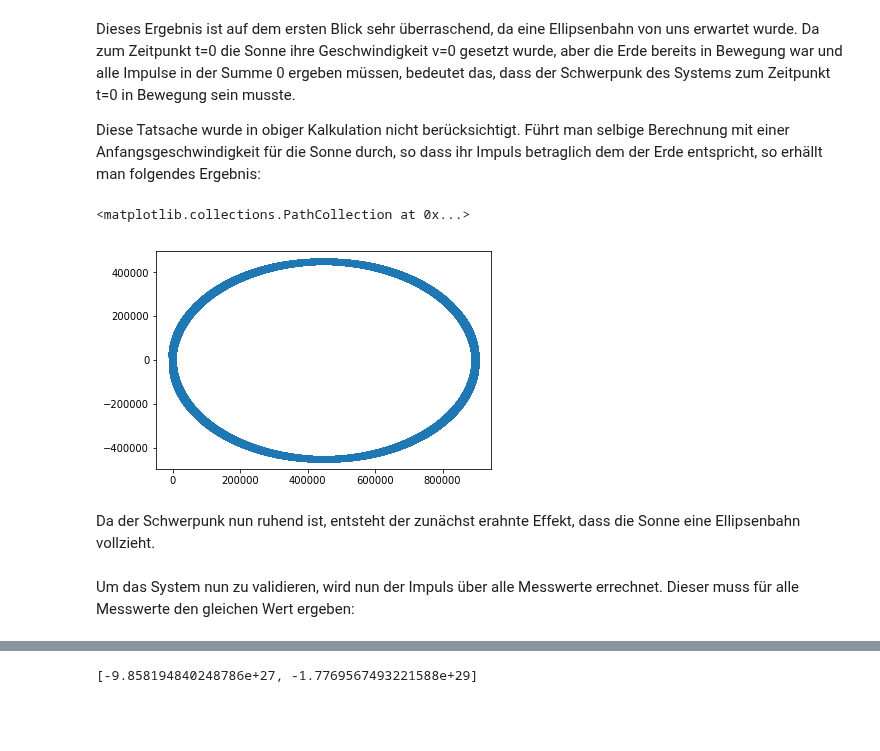
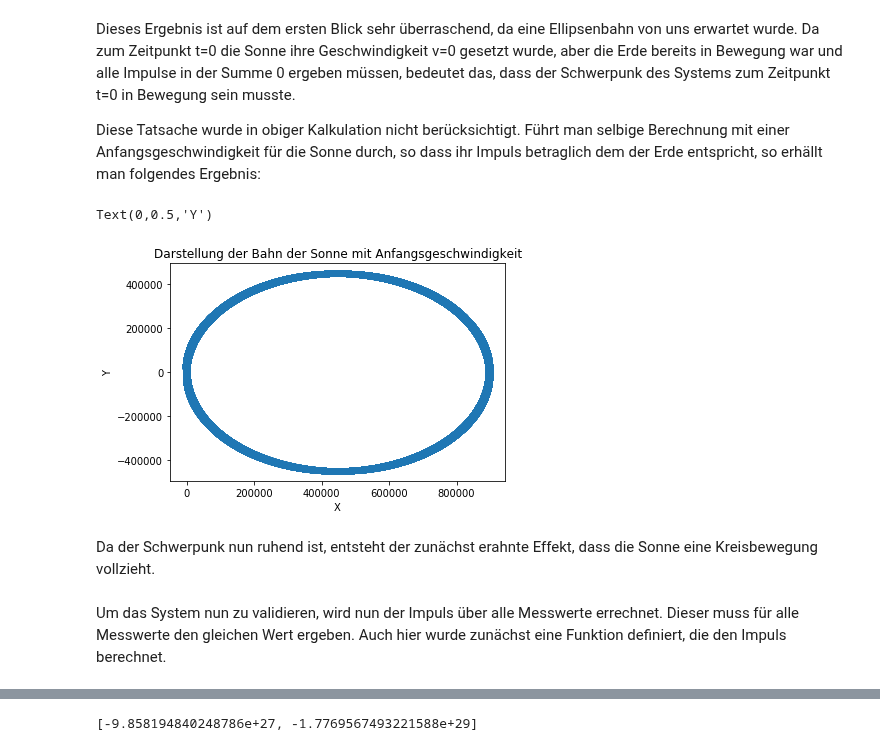
Before and after one commit to darenegade/modellbildung, a Jupyter notebook: Abgabe 2/Abgabe 2.ipynb, the cells around one changed output, grey strips where cells are left out. Drawn from its saved outputs; the diff is of its cells as text; code cells hidden in the pictures; blank space fills up the shorter version.

```diff
--- a/Abgabe 2/Abgabe 2.ipynb
+++ b/Abgabe 2/Abgabe 2.ipynb
@@ -172,17 +167,21 @@ Führt man selbige Berechnung mit einer Anfangsgeschwindigkeit für die Sonne du
 # %%
 vErde  = [0.0, 29.8 * 10**3]
 vSonne = [-mErde / mSonne * vErde[0], -mErde / mSonne * vErde[1]]
 pErde  = [1.4960*(10**11), 0.0]
 pSonne = [0.0, 0.0]
 data = calc(vErde, vSonne, pErde, pSonne)
 plt.scatter([element[0] for element in data[1]], [element[1] for element in data[1]])
+
+plt.title('Darstellung der Bahn der Sonne mit Anfangsgeschwindigkeit')
+plt.xlabel('X')
+plt.ylabel('Y')
 # %% [output]
-<matplotlib.collections.PathCollection at 0x...>
+Text(0,0.5,'Y')
-[figure, old version]
+[figure, new version]
 # %% [markdown]
-Da der Schwerpunk nun ruhend ist, entsteht der zunächst erahnte Effekt, dass die Sonne eine Ellipsenbahn vollzieht.
+Da der Schwerpunk nun ruhend ist, entsteht der zunächst erahnte Effekt, dass die Sonne eine Kreisbewegung vollzieht.
 # %% [markdown]
-Um das System nun zu validieren, wird nun der Impuls über alle Messwerte errechnet. Dieser muss für alle Messwerte den gleichen Wert ergeben:
+Um das System nun zu validieren, wird nun der Impuls über alle Messwerte errechnet. Dieser muss für alle Messwerte den gleichen Wert ergeben. Auch hier wurde zunächst eine Funktion definiert, die den Impuls berechnet.
 # %%
 def impuls(masse, geschwindigkeit):
     return masse * geschwindigkeit
```
Also changed, not shown: parts of 14 cells of this notebook.
